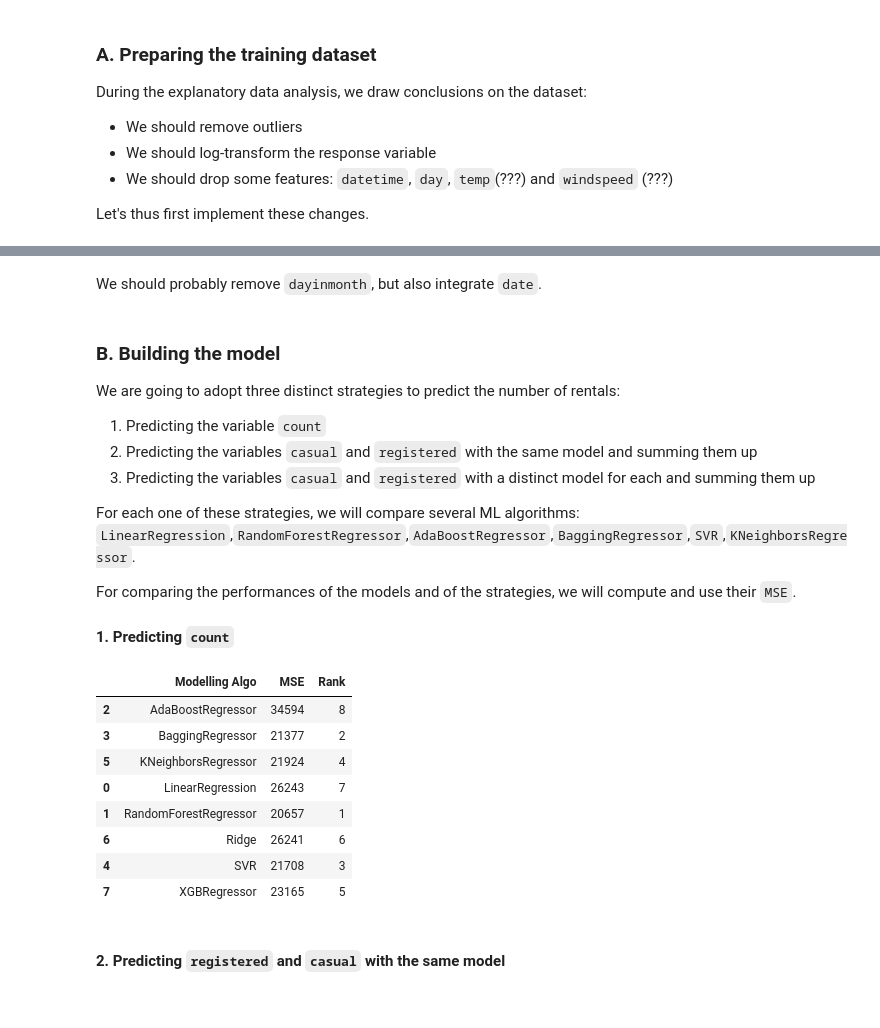
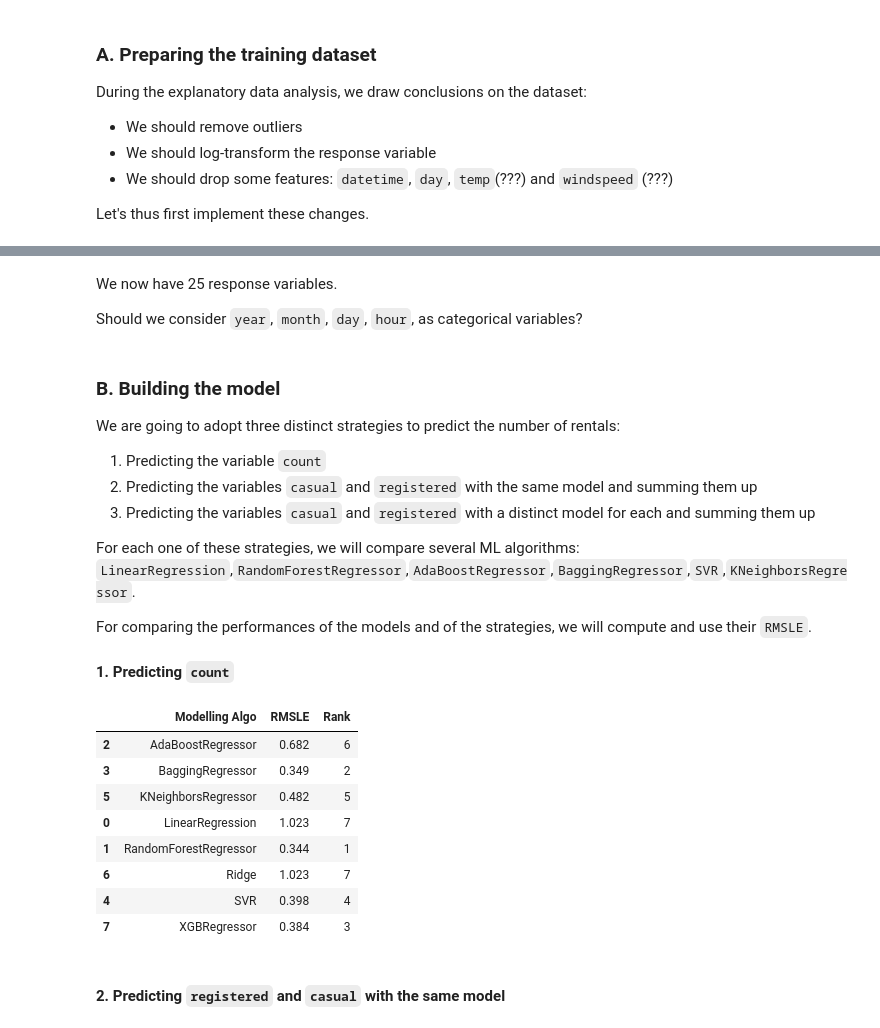
Before and after one commit to InesVA/predicting-bike-sharing-demand, a Jupyter notebook: Bike Sharing Prediction.ipynb, the cells around one changed output, grey strips where cells are left out. Cells and saved outputs as stored; diff of their text form; code cells hidden in the pictures.

````diff
--- a/Bike Sharing Prediction.ipynb
+++ b/Bike Sharing Prediction.ipynb
@@ -115,6 +115,7 @@
 # From datetime (for visualizations)
 datasets["year"] = [int(datasets.datetime[x][0:4]) for x in range(datasets.shape[0])]
 datasets["month"] = [int(datasets.datetime[x][5:7]) for x in range(datasets.shape[0])]
+datasets["day"] = [int(datasets.datetime[x][8:10]) for x in range(datasets.shape[0])]
 datasets["hour"] = [int(datasets.datetime[x][11:13]) for x in range(datasets.shape[0])]
 datasets["weekday"] = [datetime.datetime.strptime(datasets.datetime[x][0:10], '%Y-%m-%d').weekday() for x in range(datasets.shape[0])]
 datasets["date"] = [datetime.datetime.strptime(datasets.datetime[x][0:10], '%Y-%m-%d') for x in range(datasets.shape[0])]
@@ -381,3 +369,11 @@ During the explanatory data analysis, we draw conclusions on the dataset:
 - We should drop some features: ```datetime```, ```day```, ```temp```(???) and ```windspeed``` (???)
 
 Let's thus first implement these changes.
+# %%
+# Merging the datasets
+datasetsFinal = pd.concat([train, test], sort=False)
+
+# Removing features
+droppingFeatures = ["date", "datetime", "humidity", "windspeed", "dayoverall", "weeknumber", "weekday", "monthyear", "atempcategory", "temp", "atemp"]
+datasetsFinal = datasetsFinal.drop(droppingFeatures, axis = 1)
+datasetsFinal.head()
@@ -384,16 +387,12 @@ Let's thus first implement these changes.
 # %%
-# Merging the datasets
-datasetsFinal = pd.concat([train, test], sort=False)
-
-# Removing features
-droppingFeatures = ["date", "datetime", "weeknumber", "weekday", "monthyear", "atempcategory", "tempminusatemp", "tempcategory", "humiditycategory", "hour"]
-datasetsFinal = datasetsFinal.drop(droppingFeatures, axis = 1)
-
 # Getting dummies
-categoricalFeatures = ["season", "holiday", "workingday", "weather", "month", "year"]
+categoricalFeatures = ["season", "holiday", "workingday", "weather", "tempminusatemp",
+                       "tempcategory", "humiditycategory"]
 datasetsFinal = pd.get_dummies(datasetsFinal, columns = categoricalFeatures)
 
 
 # Splitting training and test sets
 trainFinal = datasetsFinal[datasetsFinal.is_train == 1].drop(columns="is_train")
 testFinal = datasetsFinal[datasetsFinal.is_train == 0].drop(columns="is_train")
+
+trainFinal.head()
@@ -400,5 +407,7 @@ testFinal = datasetsFinal[datasetsFinal.is_train == 0].drop(columns="is_train")
-# %% [markdown]
-We should probably remove ```dayinmonth```, but also integrate ```date```.
+# %% [markdown]
+We now have 25 response variables.
+
+Should we consider ```year```, ```month```, ```day```, ```hour```, as categorical variables?
 # %% [markdown]
 ### B. Building the model
 
@@ -409,7 +418,7 @@ We are going to adopt three distinct strategies to predict the number of rentals
 
 For each one of these strategies, we will compare several ML algorithms: ```LinearRegression```,```RandomForestRegressor```,```AdaBoostRegressor```,```BaggingRegressor```,```SVR```,```KNeighborsRegressor```.
 
-For comparing the performances of the models and of the strategies, we will compute and use their ```MSE```.
+For comparing the performances of the models and of the strategies, we will compute and use their ```RMSLE```.
 
 #### 1. Predicting ```count```
 # %%
@@ -423,7 +432,7 @@ x_train, x_test, y_train, y_test = train_test_split(trainFinal.drop(['count', 'r
 models = [RandomForestRegressor(),AdaBoostRegressor(),BaggingRegressor(),SVR(),KNeighborsRegressor(), Ridge(), xg.XGBRegressor()]
 modelLinear= LinearRegression()
 model_names = ['LinearRegression','RandomForestRegressor','AdaBoostRegressor','BaggingRegressor','SVR','KNeighborsRegressor', 'Ridge', 'XGBRegressor']
-mseStrat1 = []
+rmsleStrat1 = []
 
 # Log-transforming the response variable
 y_trainLog = np.log1p(y_train)
@@ -431,28 +440,28 @@ y_trainLog = np.log1p(y_train)
 # Fitting the linear regression separately
 modelLinear.fit(x_train, y_trainLog)
 predLinear = modelLinear.predict(x_test)
-mseStrat1.append(mean_squared_error(np.expm1(predLinear), y_test))
+rmsleStrat1.append(np.sqrt(mean_squared_log_error(np.expm1(predLinear), y_test)))
 
 for model in range(len(models)):
     clf = models[model]
     clf.fit(x_train, y_trainLog)
     pred = clf.predict(x_test)
-    mseStrat1.append(mean_squared_error(np.expm1(pred), y_test))
+    rmsleStrat1.append(np.sqrt(mean_squared_log_error(np.expm1(pred), y_test)))
 # %%
 # Displaying the results of this strategy
-strat1 = pd.DataFrame({'Modelling Algo': model_names,'MSE': [int(round(x)) for x in mseStrat1]}).sort_values(by=["Modelling Algo"])
-strat1["Rank"] = strat1["MSE"].rank().astype(int)
+strat1 = pd.DataFrame({'Modelling Algo': model_names,'RMSLE': [round(x,3) for x in rmsleStrat1]}).sort_values(by=["Modelling Algo"])
+strat1["Rank"] = strat1["RMSLE"].rank().astype(int)
 strat1
 # %% [output]
-|  | Modelling Algo | MSE | Rank |
-| 2 | AdaBoostRegressor | 34594 | 8 |
-| 3 | BaggingRegressor | 21377 | 2 |
-| 5 | KNeighborsRegressor | 21924 | 4 |
-| 0 | LinearRegression | 26243 | 7 |
-| 1 | RandomForestRegressor | 20657 | 1 |
-| 6 | Ridge | 26241 | 6 |
-| 4 | SVR | 21708 | 3 |
-| 7 | XGBRegressor | 23165 | 5 |
+|  | Modelling Algo | RMSLE | Rank |
+| 2 | AdaBoostRegressor | 0.682 | 6 |
+| 3 | BaggingRegressor | 0.349 | 2 |
+| 5 | KNeighborsRegressor | 0.482 | 5 |
+| 0 | LinearRegression | 1.023 | 7 |
+| 1 | RandomForestRegressor | 0.344 | 1 |
+| 6 | Ridge | 1.023 | 7 |
+| 4 | SVR | 0.398 | 4 |
+| 7 | XGBRegressor | 0.384 | 3 |
 # %% [markdown]
 #### 2. Predicting ```registered``` and ```casual``` with the same model
 # %%
````
Also changed, not shown: parts of 18 cells of this notebook.
